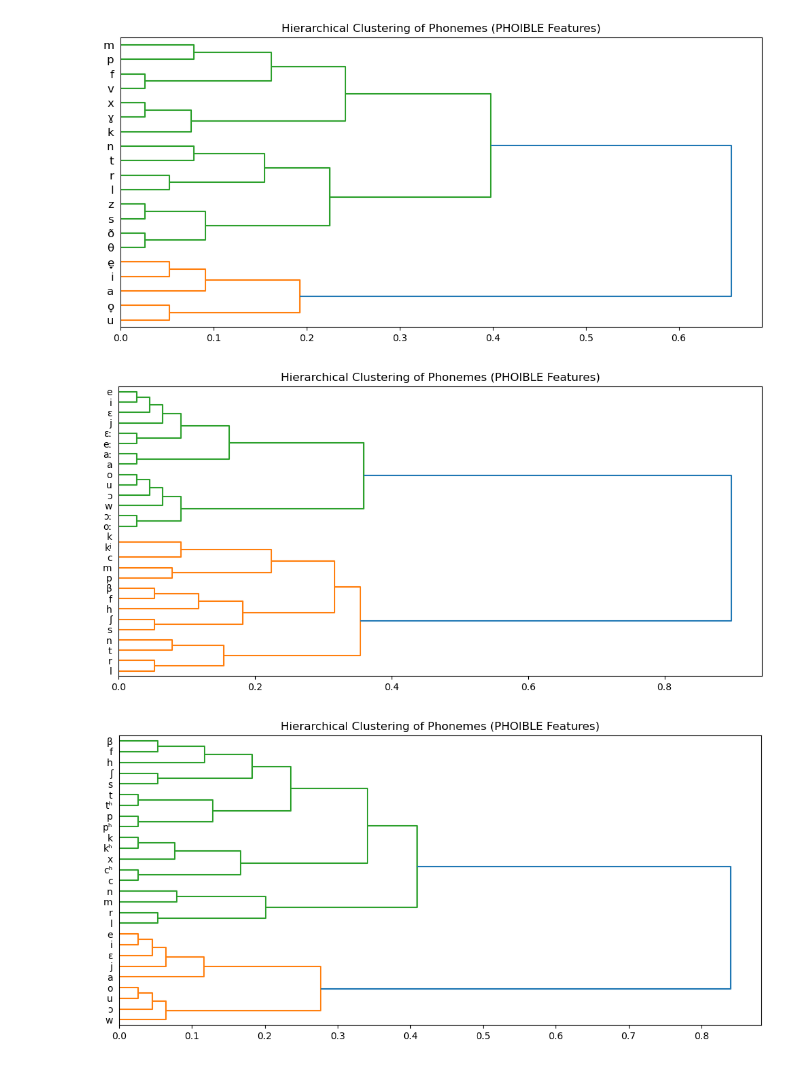
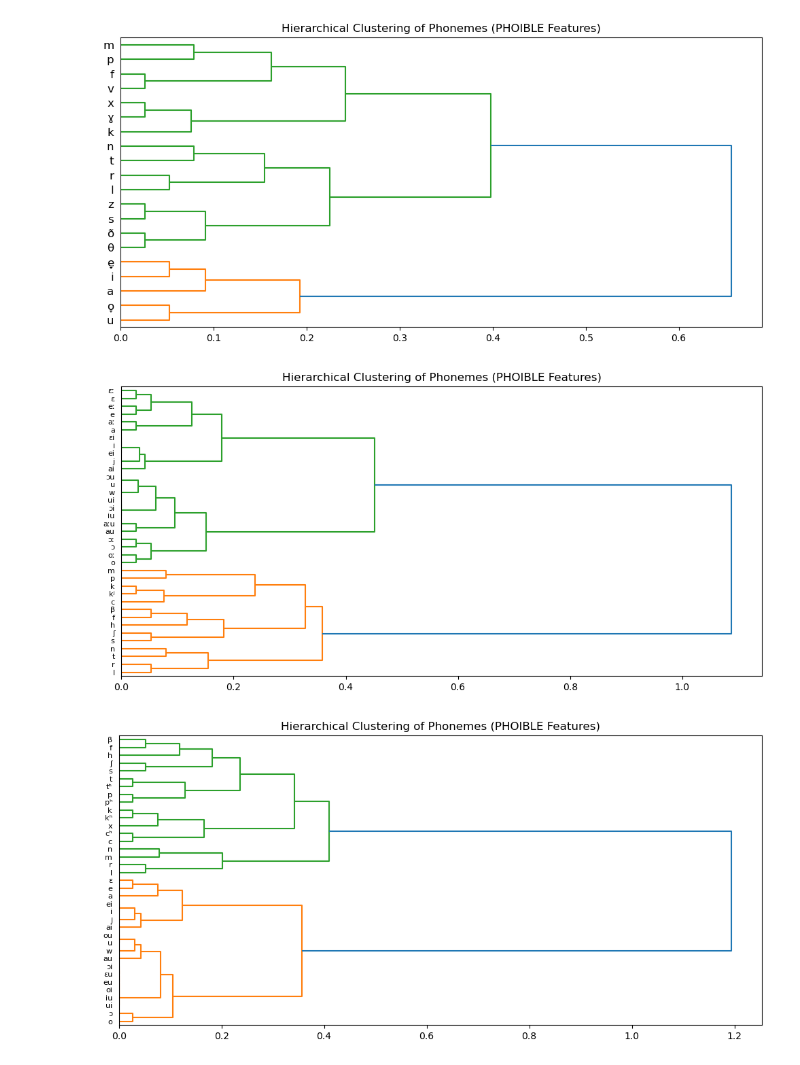
Before and after one commit to kmein/greek-coptic, a Jupyter notebook: features.ipynb, the cells around one changed output. Drawn from its saved outputs; the diff is of its cells as text; code cells hidden in the pictures.

Commit message:
predict best-fitting phonemes

```diff
--- a/features.ipynb
+++ b/features.ipynb
@@ -81,8 +82,8 @@ plt.show()
 # %% [output]
 [figure]
 # %%
-sahidic_phonemes = ["i", "u", "e", "eː", "ɛ", "ɛː", "o", "oː", "ɔ", "ɔː", "a", "aː"] + ["p", "m", "f", "β", "t", "n", "s", "l", "r", "ʃ", "c", "j", "kʲ", "k", "w", "h"]
-sahidic_features = feature_matrix.loc[sahidic_phonemes].replace({'+': 1, '-': 0, '+,-': 0.5, '-,+': 0.5}).fillna(0).astype(int)
+sahidic_phonemes = ["i", "u", "e", "eː", "ɛ", "ɛː", "o", "oː", "ɔ", "ɔː", "a", "aː"] + ["p", "m", "f", "β", "t", "n", "s", "l", "r", "ʃ", "c", "j", "kʲ", "k", "w", "h"] + ["au", "aːu", "ai", "ɛi", "ɔi", "ei", "ui", "iu", "ɔu"] #"ɔːu",
+sahidic_features = feature_matrix.loc[sahidic_phonemes].replace({'+': 1, '-': 0, '+,-': 1, '-,+': 1}).fillna(0).astype(int)
 sahidic_distance = pdist(sahidic_features.values, metric='hamming')  # Hamming is ideal for binary
 
 # Generate linkage matrix
@@ -95,21 +96,21 @@ plt.title("Hierarchical Clustering of Phonemes (PHOIBLE Features)")
 plt.tight_layout()
 plt.show()
 # %% [output]
-[figure, old version]
+[figure, new version]
 # %%
-bohairic_phonemes = ["i", "u", "e", "ɛ", "o", "ɔ", "a"] + ["pʰ", "p", "m", "f", "β", "tʰ", "t", "n", "s", "l", "r", "ʃ", "c", "j", "cʰ", "kʰ", "k", "w", "x", "h"]
-bohairic_features = feature_matrix.loc[bohairic_phonemes].replace({'+': 1, '-': 0, '+,-': 0.5, '-,+': 0.5}).fillna(0).astype(int)
+bohairic_phonemes = ["i", "u", "e", "ɛ", "o", "ɔ", "a"] + ["pʰ", "p", "m", "f", "β", "tʰ", "t", "n", "s", "l", "r", "ʃ", "c", "j", "cʰ", "kʰ", "k", "w", "x", "h"] + ["ai", "au", "ɛu", "ɔi", "ei", "eu", "oi", "ou", "iu", "ui"]
+bohairic_features = feature_matrix.loc[bohairic_phonemes].replace({'+': 1, '-': 0, '+,-': 1, '-,+': 1}).fillna(0).astype(int)
 bohairic_distance = pdist(bohairic_features.values, metric='hamming')  # Hamming is ideal for binary
 
 # Generate linkage matrix
 Z = linkage(bohairic_distance, method='ward')
 
 # Plot dendrogram
 plt.figure(figsize=(10, 5))
 dendrogram(Z, labels=bohairic_features.index.tolist(), orientation='right')
 plt.title("Hierarchical Clustering of Phonemes (PHOIBLE Features)")
 plt.tight_layout()
 plt.show()
 # %% [output]
-[figure, old version]
+[figure, new version]
 # %%
```
Also changed, not shown: parts of 10 cells of this notebook.
